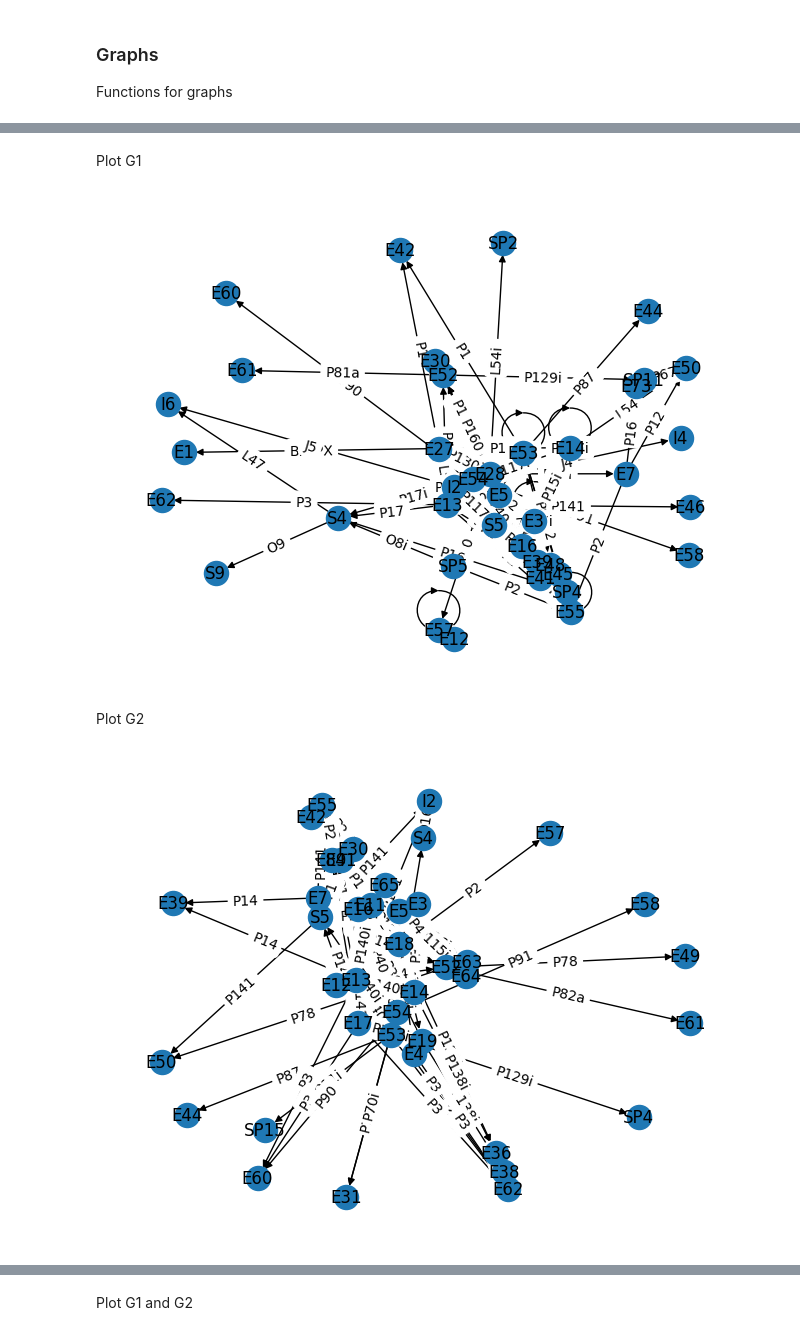
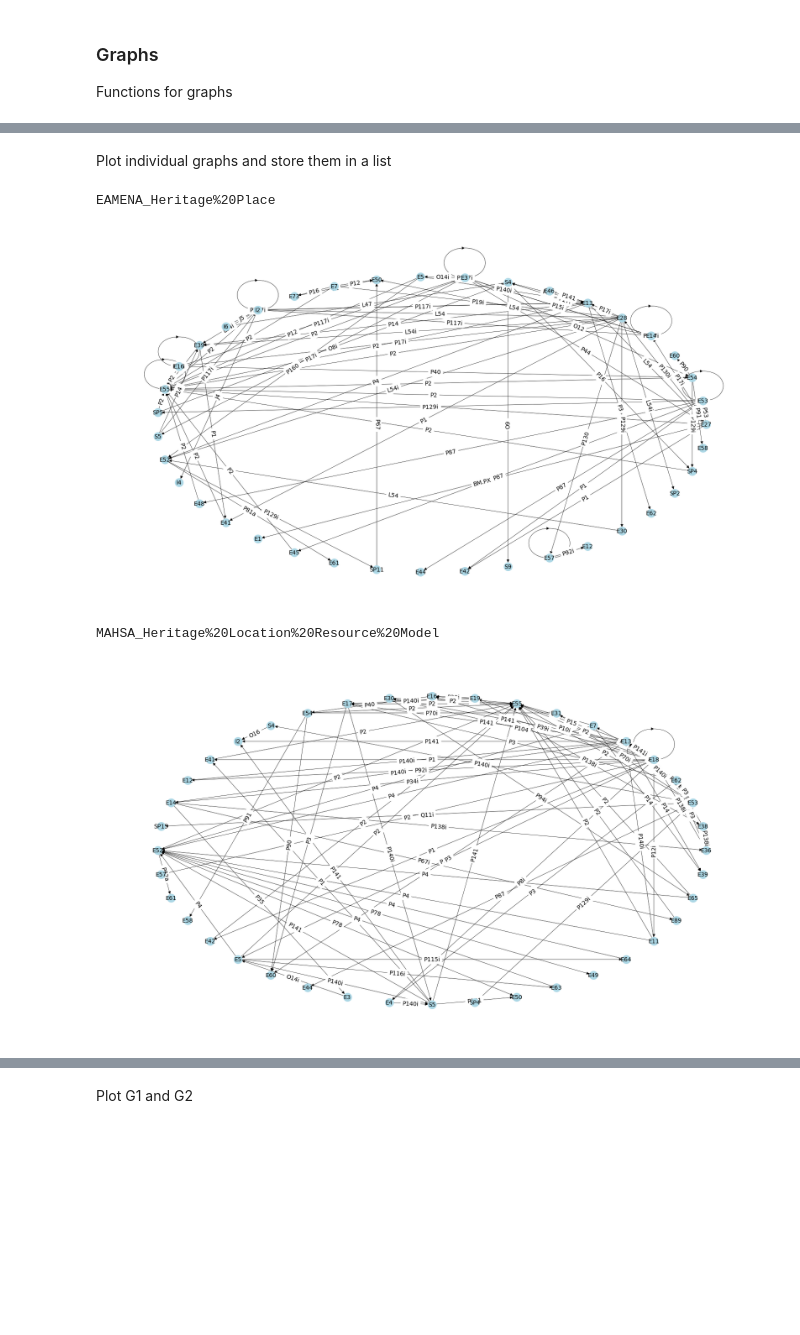
Before and after one commit to achp-project/cultural-heritage, a Jupyter notebook: presentation/bhdc/graph_parser_comparator_example.ipynb, the cells around one changed output, grey strips where cells are left out. Cells and saved outputs as stored; diff of their text form; code cells hidden in the pictures; blank space fills up the shorter version.

```diff
--- a/presentation/bhdc/graph_parser_comparator_example.ipynb
+++ b/presentation/bhdc/graph_parser_comparator_example.ipynb
@@ -183,4 +181,10 @@ print(sorted(a))
 # %%
+node_size = 200
+font_size = 10
+edge_width = .5
+fig_dim = 10
+node_color = "#add8e6" # lightblue
+
 def create_graph(rm):
   condition = df_all_match['G'] == rm
   df_G = df_all_match[condition]
@@ -189,15 +193,9 @@ def create_graph(rm):
   # clean
   rm_ = '_' + rm
   for i, node in enumerate(G.nodes()):
-  # a = 'E27_Site_EAMENA_Heritage%20Place'
     a = re.sub(rm_, '', node)
-    # a = re.sub(RM2, '', a)
     G_attrs_nodes[node] = {'entity': a, 'G': rm}
   nx.set_node_attributes(G, G_attrs_nodes)
-  # # useful?
-  # all_node_attributes = {}
-  # for node in G.nodes():
-  #     all_node_attributes[node] = G.nodes[node]
   return(G)
 
 def edges_labels(dict):
@@ -217,25 +215,29 @@ def nodes_labels(dict):
     return(newdict)
 
 def plot_G(digraph):
-  p = nx.spring_layout(digraph)
+  p = nx.circular_layout(digraph)
   labels_nodes = nx.get_node_attributes(digraph, 'entity')
   labels_nodes = nodes_labels(labels_nodes)
   labels_edges = nx.get_edge_attributes(digraph, 'property')
   labels_edges = edges_labels(labels_edges)
-  nx.draw(digraph, pos=p, labels = labels_nodes, with_labels = True)
-  nx.draw_networkx_edge_labels(digraph, pos=p, edge_labels = labels_edges)
+  plt.figure(figsize = (fig_dim + 6, fig_dim - 1))
+  nx.draw(digraph, pos = p, labels = labels_nodes, with_labels = True, node_size = node_size, node_color = node_color, font_size = font_size, width = edge_width)
+  nx.draw_networkx_edge_labels(digraph, pos = p, edge_labels = labels_edges, font_size = font_size)
   plt.show()
-# %% [markdown]
-Plot G1
-# %%
-G1 = create_graph('EAMENA_Heritage%20Place')
-plot_G(G1)
-# %% [output]
-[figure, removed]
-# %% [markdown]
-Plot G2
-# %%
-G2 = create_graph('MAHSA_Heritage%20Location%20Resource%20Model')
-plot_G(G2)
-# %% [output]
-[figure, removed]
+# %% [markdown]
+Plot individual graphs and store them in a list
+# %%
+graph_list = []
+a = df_all_match['G'].unique()
+a = a.tolist()
+a.remove('both')
+for i in a:
+  print(i)
+  G = create_graph(i)
+  graph_list.append(G)
+  plot_G(G)
+# %% [output]
+EAMENA_Heritage%20Place
+[figure, added]
+MAHSA_Heritage%20Location%20Resource%20Model
+[figure, added]
```
Also changed, not shown: parts of 25 cells of this notebook, 1 other file.
